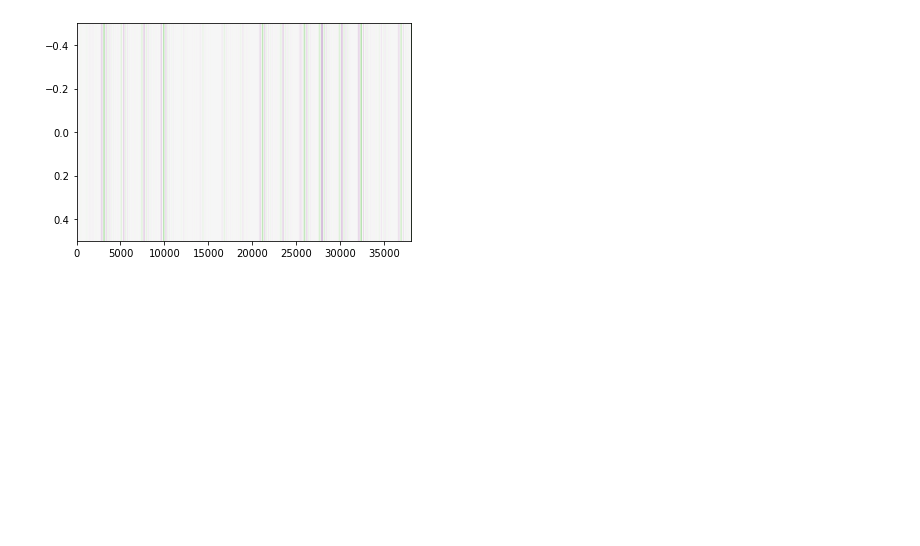
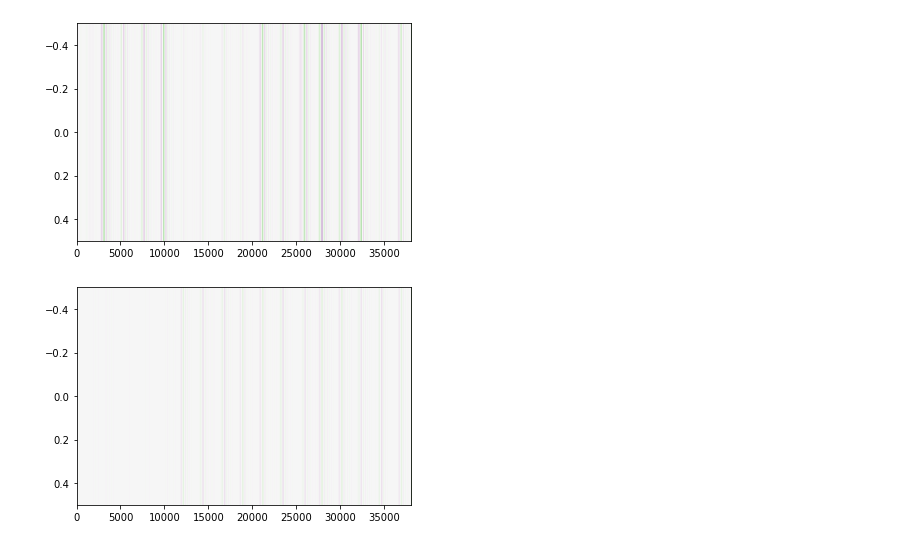
Before and after one commit to RicardoCQB/enac-eog-analysis, a Jupyter notebook: src/readEOG.ipynb, the cells around one changed output. Saved outputs shown, nothing was run; the diff lists cells and outputs as text; code cells hidden in the pictures; blank space fills up the shorter version.

```diff
--- a/src/readEOG.ipynb
+++ b/src/readEOG.ipynb
@@ -137,3 +138,8 @@ plt.imshow(coefVert, cmap='PRGn', aspect='auto', vmax=abs(coefVert).max(), vmin=
 plt.show()
 # %% [output]
 [figure]
+# %%
+plt.imshow(coefHori, cmap='PRGn', aspect='auto', vmax=abs(coefHori).max(), vmin=-abs(coefHori).max())
+plt.show()
+# %% [output]
+[figure, added]
```
Also changed, not shown: parts of 1 cell of this notebook, 1 other file.
